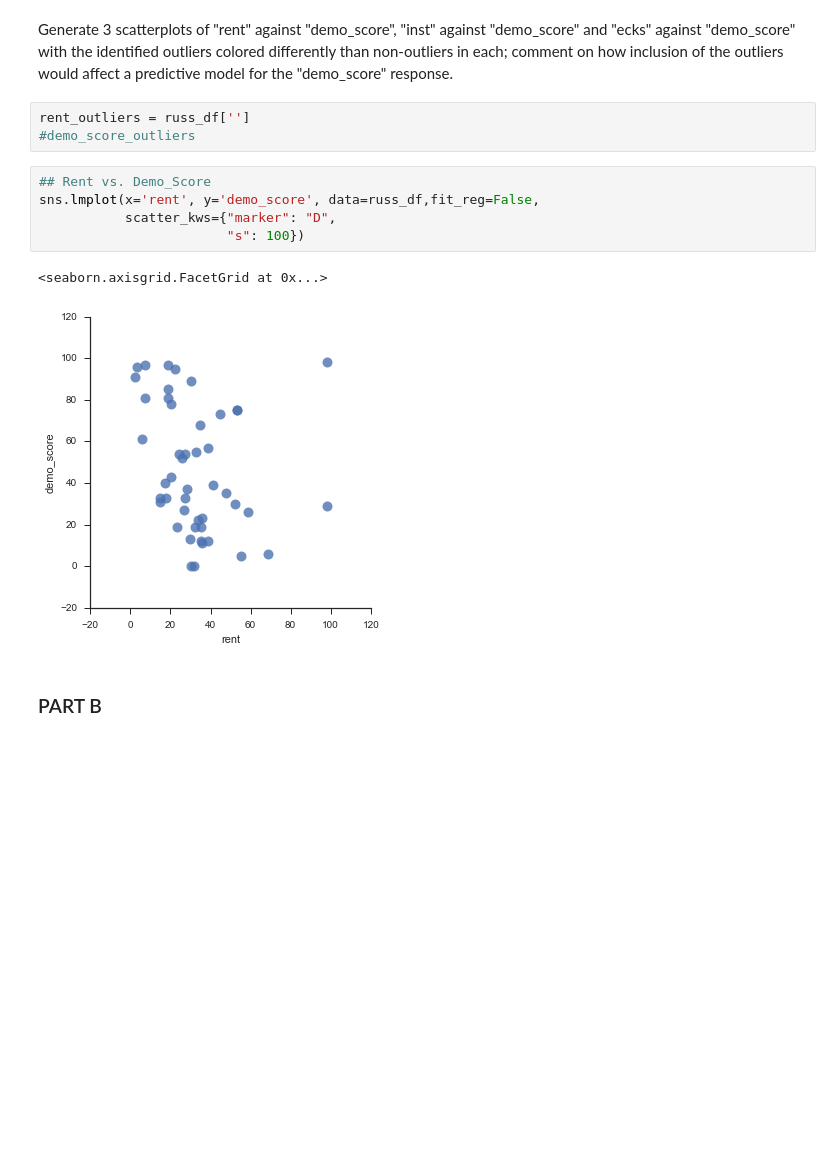
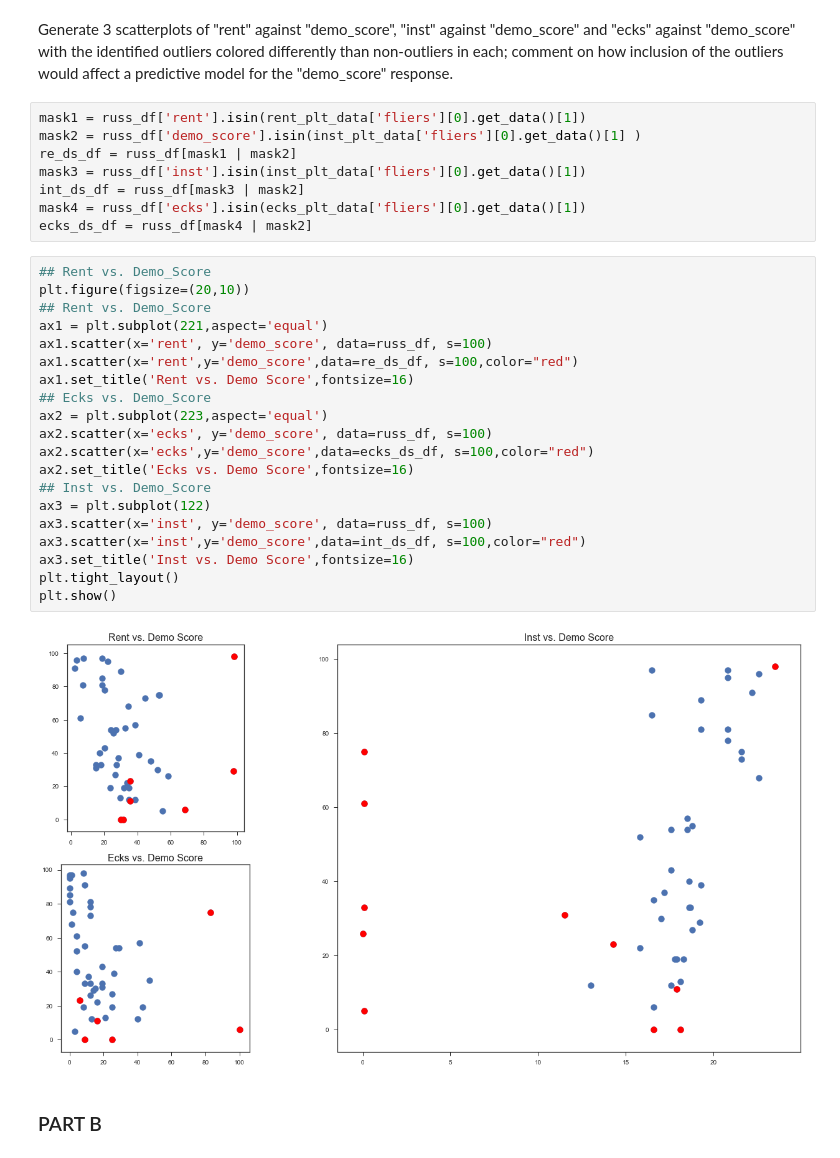
Before and after one commit to meysubb/Advanced_Pred_Models, a Jupyter notebook: Assignment_2/MIS382-HW2.ipynb, the cells around one changed output. Cells and saved outputs as stored; diff of their text form; blank space fills up the shorter version.

```diff
--- a/Assignment_2/MIS382-HW2.ipynb
+++ b/Assignment_2/MIS382-HW2.ipynb
@@ -123,17 +111,36 @@ outlier_df
 #### (ii) Scatterplots
 # %% [markdown]
 Generate 3 scatterplots of "rent" against "demo_score", "inst" against "demo_score" and "ecks" against "demo_score" with the identified outliers colored differently than non-outliers in each; comment on how inclusion of the outliers would affect a predictive model for the "demo_score" response.
-# %%
-rent_outliers = russ_df['']
-#demo_score_outliers
-# %%
-## Rent vs. Demo_Score
-sns.lmplot(x='rent', y='demo_score', data=russ_df,fit_reg=False,
-           scatter_kws={"marker": "D",
-                        "s": 100})
-# %% [output]
-<seaborn.axisgrid.FacetGrid at 0x...>
-[figure, removed]
+# %%
+mask1 = russ_df['rent'].isin(rent_plt_data['fliers'][0].get_data()[1])
+mask2 = russ_df['demo_score'].isin(inst_plt_data['fliers'][0].get_data()[1] )
+re_ds_df = russ_df[mask1 | mask2]
+mask3 = russ_df['inst'].isin(inst_plt_data['fliers'][0].get_data()[1])
+int_ds_df = russ_df[mask3 | mask2]
+mask4 = russ_df['ecks'].isin(ecks_plt_data['fliers'][0].get_data()[1])
+ecks_ds_df = russ_df[mask4 | mask2]
+# %%
+## Rent vs. Demo_Score
+plt.figure(figsize=(20,10))
+## Rent vs. Demo_Score
+ax1 = plt.subplot(221,aspect='equal')
+ax1.scatter(x='rent', y='demo_score', data=russ_df, s=100)
+ax1.scatter(x='rent',y='demo_score',data=re_ds_df, s=100,color="red")
+ax1.set_title('Rent vs. Demo Score',fontsize=16)
+## Ecks vs. Demo_Score
+ax2 = plt.subplot(223,aspect='equal')
+ax2.scatter(x='ecks', y='demo_score', data=russ_df, s=100)
+ax2.scatter(x='ecks',y='demo_score',data=ecks_ds_df, s=100,color="red")
+ax2.set_title('Ecks vs. Demo Score',fontsize=16)
+## Inst vs. Demo_Score
+ax3 = plt.subplot(122)
+ax3.scatter(x='inst', y='demo_score', data=russ_df, s=100)
+ax3.scatter(x='inst',y='demo_score',data=int_ds_df, s=100,color="red")
+ax3.set_title('Inst vs. Demo Score',fontsize=16)
+plt.tight_layout()
+plt.show()
+# %% [output]
+[figure, added]
 # %% [markdown]
 ### PART B
 # %%
```
Also changed, not shown: parts of 21 cells of this notebook.
